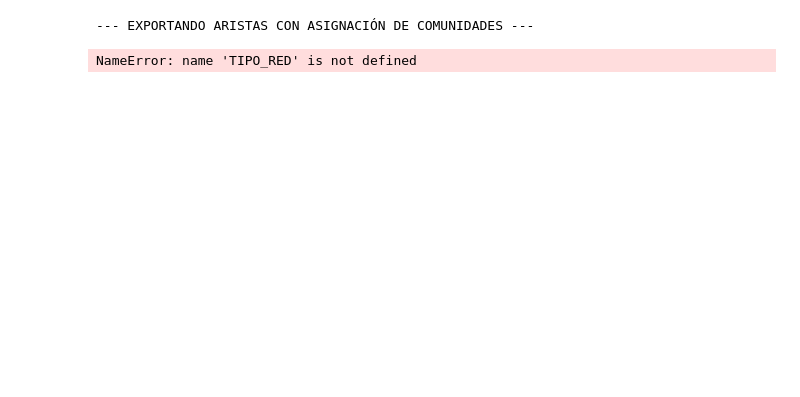
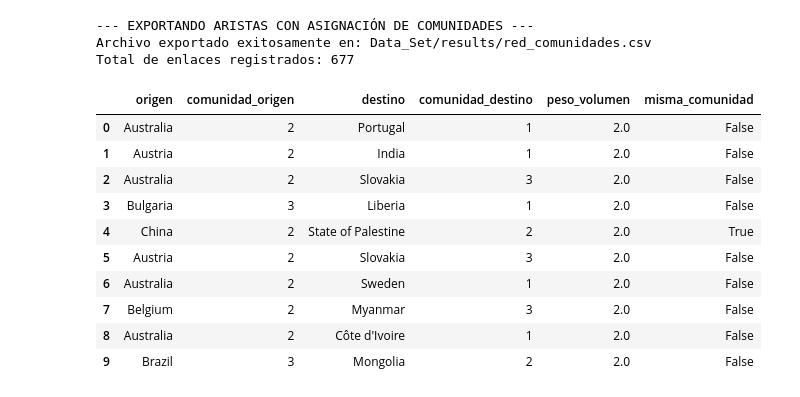
Before and after one commit to zuchus/Chemical-trade-network-analysis, a Jupyter notebook: Notebook/Red.ipynb, the cells around one changed output. Saved outputs shown, nothing was run; the diff lists cells and outputs as text; code cells hidden in the pictures; blank space fills up the shorter version.

```diff
--- a/Notebook/Red.ipynb
+++ b/Notebook/Red.ipynb
@@ -537,32 +544,44 @@ for i, com in enumerate(comunidades_louvain, start=1):
         comunidad_map_1based[nodo] = i
 
 # 2. Construir la lista de aristas con metadatos
 filas_red = []
 for u, v in aristas_relevantes:
     peso = U[u][v].get("weight", 0.0)
     c_u = comunidad_map_1based.get(u, None)
     c_v = comunidad_map_1based.get(v, None)
 
     filas_red.append({
         'origen': u,
         'comunidad_origen': c_u,
         'destino': v,
         'comunidad_destino': c_v,
         'peso_volumen': peso,
         'misma_comunidad': (c_u == c_v)
     })
 
 # 3. Crear DataFrame y ordenar por peso comercial descendente
 df_red_completa = pd.DataFrame(filas_red)
 df_red_completa = df_red_completa.sort_values(by='peso_volumen', ascending=False).reset_index(drop=True)
 
 # 4. Guardar archivo CSV
-ruta_csv_red = os.path.join(CARPETA_SALIDA, f"red_comunidades.csv")
+ruta_csv_red = os.path.join(BASE_DIR, "Data_Set", "results", "red_comunidades.csv")
 df_red_completa.to_csv(ruta_csv_red, index=False)
 
 print(f"Archivo exportado exitosamente en: {ruta_csv_red}")
 print(f"Total de enlaces registrados: {len(df_red_completa)}")
 display(df_red_completa.head(10))
 # %% [output]
 --- EXPORTANDO ARISTAS CON ASIGNACIÓN DE COMUNIDADES ---
+Archivo exportado exitosamente en: Data_Set/results/red_comunidades.csv
+Total de enlaces registrados: 677
-NameError: name 'TIPO_RED' is not defined
+|  | origen | comunidad_origen | destino | comunidad_destino | peso_volumen | misma_comunidad |
+| 0 | Australia | 2 | Portugal | 1 | 2.0 | False |
+| 1 | Austria | 2 | India | 1 | 2.0 | False |
+| 2 | Australia | 2 | Slovakia | 3 | 2.0 | False |
+| 3 | Bulgaria | 3 | Liberia | 1 | 2.0 | False |
+| 4 | China | 2 | State of Palestine | 2 | 2.0 | True |
+| 5 | Austria | 2 | Slovakia | 3 | 2.0 | False |
+| 6 | Australia | 2 | Sweden | 1 | 2.0 | False |
+| 7 | Belgium | 2 | Myanmar | 3 | 2.0 | False |
+| 8 | Australia | 2 | Côte d'Ivoire | 1 | 2.0 | False |
+| 9 | Brazil | 3 | Mongolia | 2 | 2.0 | False |
```
Also changed, not shown: parts of 6 cells of this notebook, 16 other files.
